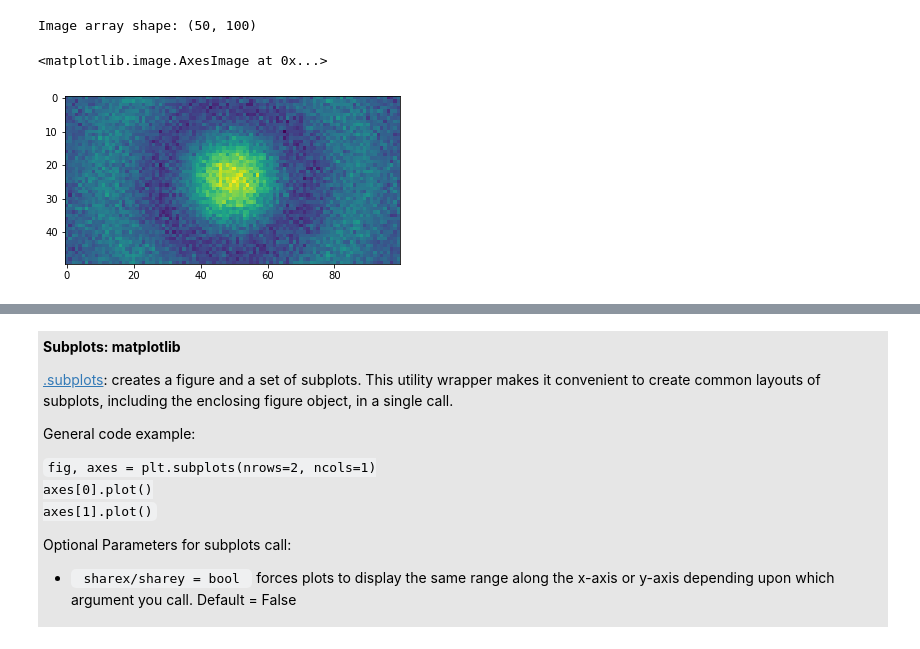
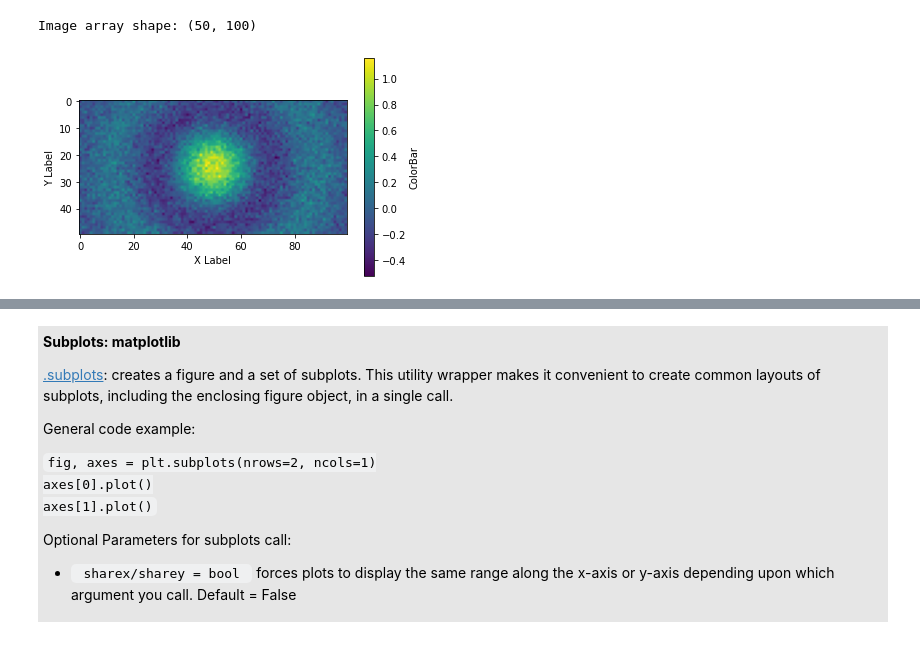
Before and after one commit to AllenInstitute/swdb_2022_python_bootcamp, a Jupyter notebook: PythonBootcamp/07_Introduction_to_Data_Visualization.ipynb, the cells around one changed output, grey strips where cells are left out. Cells and saved outputs as stored; diff of their text form; code cells hidden in the pictures.

```diff
--- a/PythonBootcamp/07_Introduction_to_Data_Visualization.ipynb
+++ b/PythonBootcamp/07_Introduction_to_Data_Visualization.ipynb
@@ -900,12 +913,23 @@ image_data = np.sin(r) / r + np.random.normal(size=(50, 100), scale=0.1)
 print("Image array shape:", image_data.shape)
 # %% [output]
 Image array shape: (50, 100)
-# %%
-# show as an image
-fig, ax = plt.subplots()
-ax.imshow(image_data)
-# %% [output]
-<matplotlib.image.AxesImage at 0x...>
-[figure, removed]
+# %%
+# show as an image with a color bar!
+fig, ax = plt.subplots()
+ax.imshow(image_data)
+
+# show image
+shw = ax.imshow(image_data)
+
+# make bar
+color_bar = plt.colorbar(shw)
+
+# show plot with labels
+plt.xlabel('X Label')
+plt.ylabel('Y Label')
+color_bar.set_label('ColorBar')
+plt.show()
+# %% [output]
+[figure, added]
 # %%
 # Lets practice changing the cmap and limits
```
Also changed, not shown: parts of 6 cells of this notebook.
